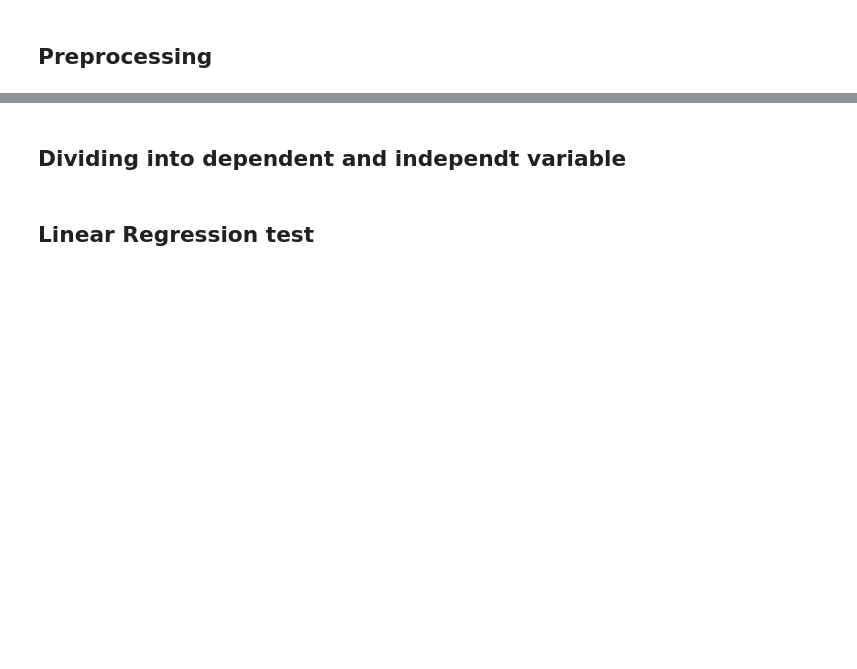
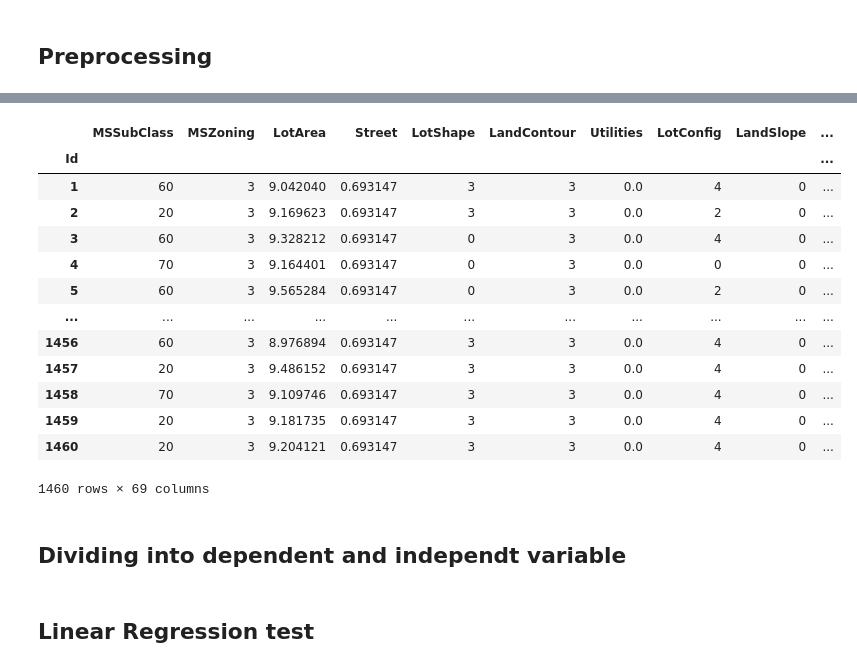
Before and after one commit to MKastek/House-Prices, a Jupyter notebook: notebook/House-Prices.ipynb, the cells around one changed output, grey strips where cells are left out. Saved outputs shown, nothing was run; the diff lists cells and outputs as text; code cells hidden in the pictures; blank space fills up the shorter version.

```diff
--- a/notebook/House-Prices.ipynb
+++ b/notebook/House-Prices.ipynb
@@ -128,4 +92,0 @@ object_columns = (data.dtypes == object)
-# %%
-for column in data.columns[object_columns]:
-    le = LabelEncoder()
-    data[column] = le.fit_transform(data[column])
@@ -157,22 +94,44 @@ data
 ## Preprocessing
 # %%
 def preprocess_data(data):
+
     delete_columns = ['LotFrontage', 'Alley', 'FireplaceQu', 'GarageType', 'GarageYrBlt', 'GarageFinish',
                       'GarageQual', 'GarageCond', 'PoolQC', 'Fence','MiscFeature']
 
     data = data.drop(delete_columns, axis=1)
 
-    print(data.dtypes.value_counts())
+    object_columns = (data.dtypes == object)
+    numerical_columns = (data.dtypes != object)
+
     imputer_cat = SimpleImputer(missing_values=np.nan, strategy='most_frequent')
     imputer_num = SimpleImputer(missing_values=np.nan, strategy='mean')
 
-    object_columns = (data.dtypes == object)
-    numerical_columns = (data.dtypes != object)
+    data.iloc[:,:] = imputer_cat.fit_transform(data)
+    data.iloc[:,:] = imputer_cat.fit_transform(data)
+
     for column in data.columns[object_columns]:
         le = LabelEncoder()
         data[column] = le.fit_transform(data[column])
     return data
+# %%
+def skew_transform_data(data):
+    numerical_columns = data.columns[(data.dtypes != object)]
+    if 'SalePrice' in numerical_columns:
+        numerical_columns = numerical_columns.drop('SalePrice')
+    skew_limit = 10
+    skew_vals = data[numerical_columns].skew()
+    skew_cols = (skew_vals
+             .sort_values(ascending=False)
+             .to_frame()
+             .rename(columns={0:'Skew'})
+             .query('abs(Skew) > {0}'.format(skew_limit)))
+
+    for col in skew_cols.index.tolist():
+        data[col] = data[col].apply(np.log1p)
+
+    return data
 # %%
-data = pd.read_csv(data_path, index_col=0)
+data = pd.read_csv(train_data_path, index_col=0)
 data_preprocess = preprocess_data(data)
+data_preprocess
 # %% [output]
@@ -183,3 +152,21 @@ dtype: int64
+# %%
+data_preprocess = skew_transform_data(data_preprocess)
+data_preprocess
+# %% [output]
+|  | MSSubClass | MSZoning | LotArea | Street | LotShape | LandContour | Utilities | LotConfig | LandSlope | ... |
+| Id |  |  |  |  |  |  |  |  |  | ... |
+| 1 | 60 | 3 | 9.042040 | 0.693147 | 3 | 3 | 0.0 | 4 | 0 | ... |
+| 2 | 20 | 3 | 9.169623 | 0.693147 | 3 | 3 | 0.0 | 2 | 0 | ... |
+| 3 | 60 | 3 | 9.328212 | 0.693147 | 0 | 3 | 0.0 | 4 | 0 | ... |
+| 4 | 70 | 3 | 9.164401 | 0.693147 | 0 | 3 | 0.0 | 0 | 0 | ... |
+| 5 | 60 | 3 | 9.565284 | 0.693147 | 0 | 3 | 0.0 | 2 | 0 | ... |
+| ... | ... | ... | ... | ... | ... | ... | ... | ... | ... | ... |
+| 1456 | 60 | 3 | 8.976894 | 0.693147 | 3 | 3 | 0.0 | 4 | 0 | ... |
+| 1457 | 20 | 3 | 9.486152 | 0.693147 | 3 | 3 | 0.0 | 4 | 0 | ... |
+| 1458 | 70 | 3 | 9.109746 | 0.693147 | 3 | 3 | 0.0 | 4 | 0 | ... |
+| 1459 | 20 | 3 | 9.181735 | 0.693147 | 3 | 3 | 0.0 | 4 | 0 | ... |
+| 1460 | 20 | 3 | 9.204121 | 0.693147 | 3 | 3 | 0.0 | 4 | 0 | ... |
+1460 rows × 69 columns
 # %% [markdown]
 ## Dividing into dependent and independt variable
 # %%
```
Also changed, not shown: parts of 22 cells of this notebook, 2 other files.
